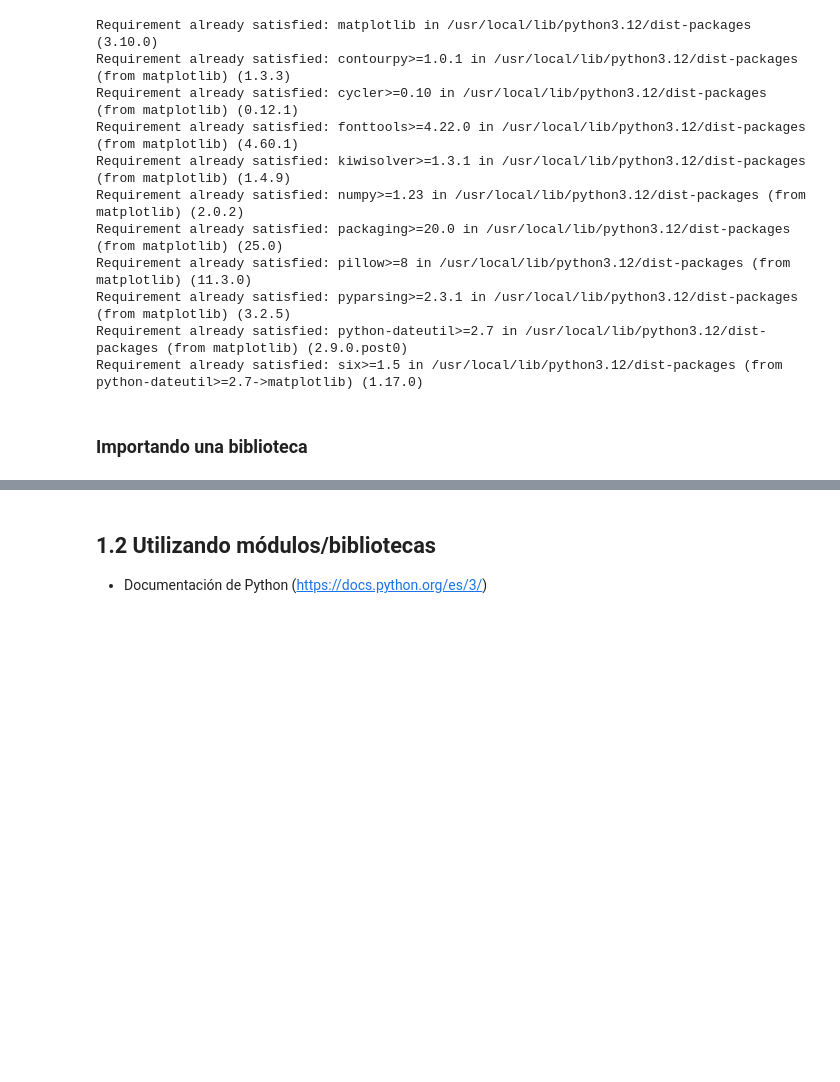
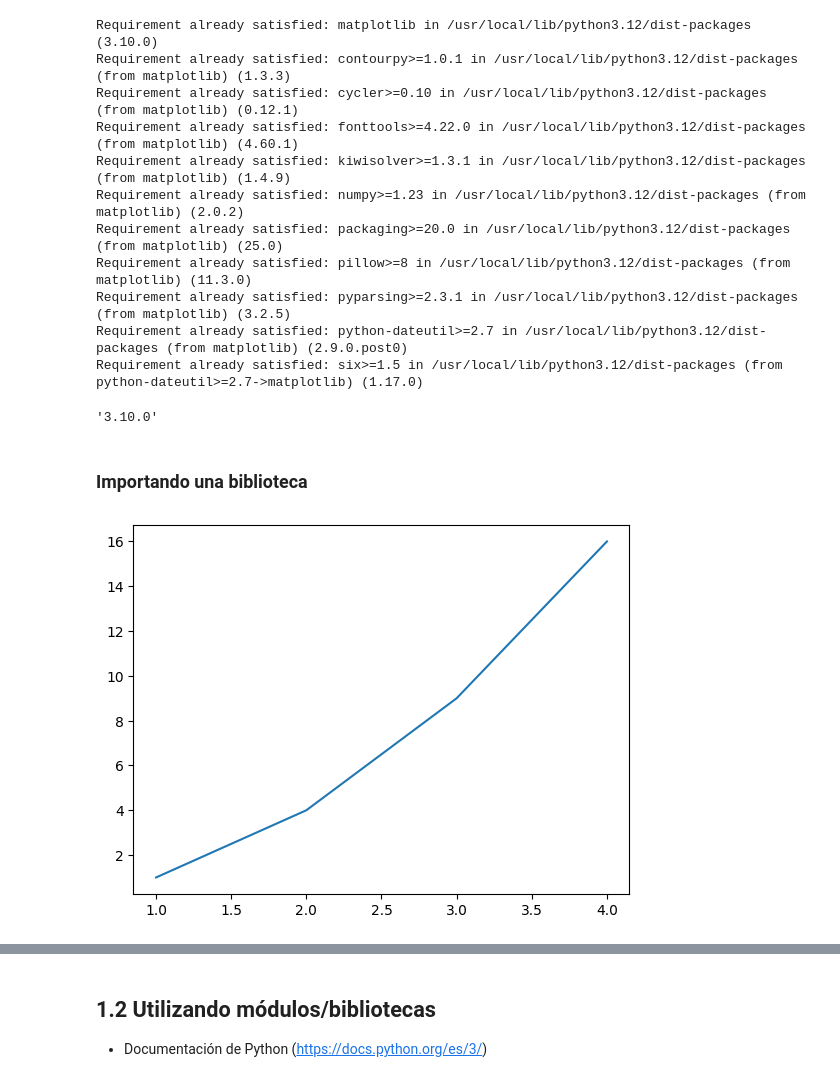
Before and after one commit to DaniGa-Mo/Python_para_Data_Science, a Jupyter notebook: Python_para_Data_Science.ipynb, the cells around one changed output, grey strips where cells are left out. Saved outputs shown, nothing was run; the diff lists cells and outputs as text; code cells hidden in the pictures; blank space fills up the shorter version.

```diff
--- a/Python_para_Data_Science.ipynb
+++ b/Python_para_Data_Science.ipynb
@@ -32,5 +32,9 @@ Requirement already satisfied: pillow>=8 in /usr/local/lib/python3.12/dist-packa
 Requirement already satisfied: pyparsing>=2.3.1 in /usr/local/lib/python3.12/dist-packages (from matplotlib) (3.2.5)
 Requirement already satisfied: python-dateutil>=2.7 in /usr/local/lib/python3.12/dist-packages (from matplotlib) (2.9.0.post0)
 Requirement already satisfied: six>=1.5 in /usr/local/lib/python3.12/dist-packages (from python-dateutil>=2.7->matplotlib) (1.17.0)
+# %%
+matplotlib.__version__
+# %% [output]
+'3.10.0'
 # %% [markdown]
 ### Importando una biblioteca
@@ -36,0 +45,5 @@ Requirement already satisfied: six>=1.5 in /usr/local/lib/python3.12/dist-packag
+# %%
+plt.plot([1, 2, 3, 4], [1, 4, 9, 16])
+plt.show()
+# %% [output]
+[figure, added]
```
Also changed, not shown: parts of 18 cells of this notebook.
